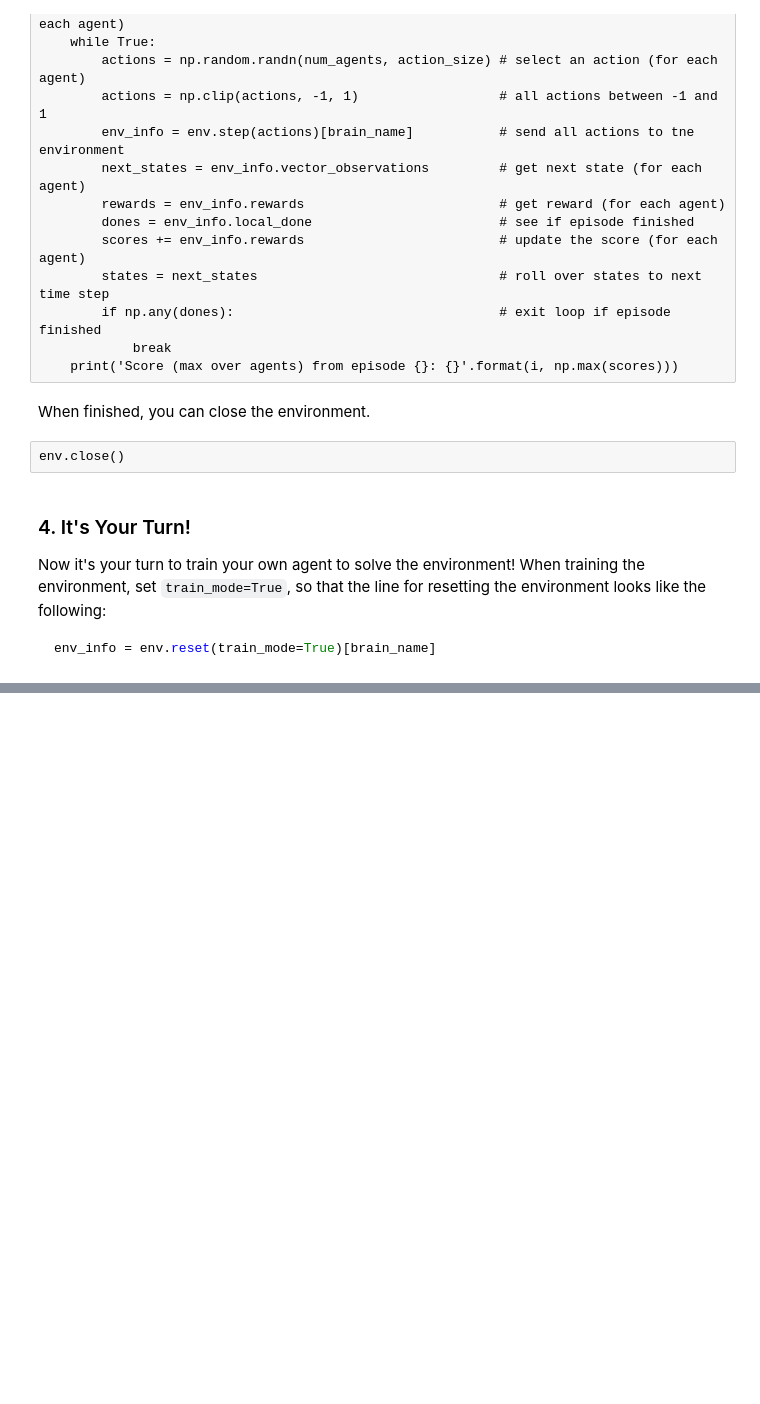
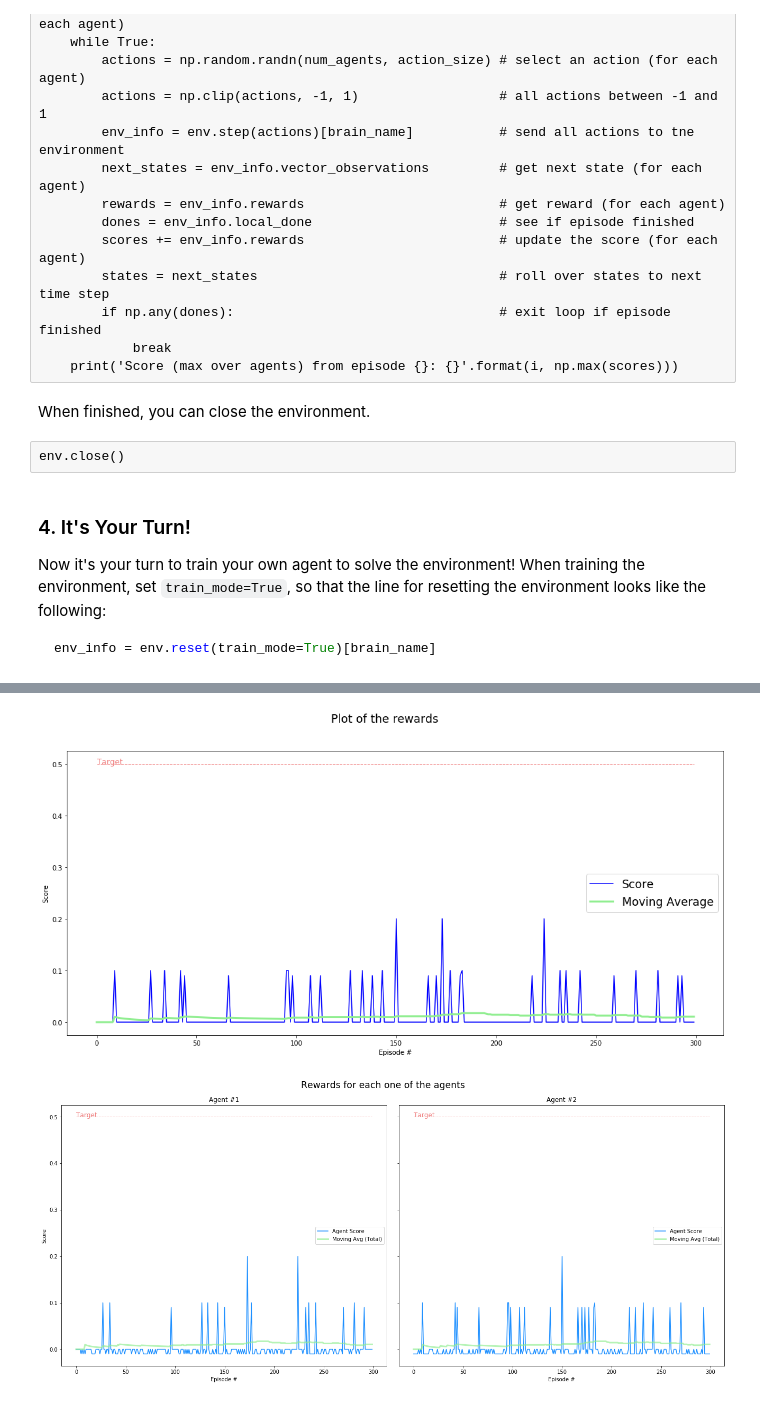
Before and after one commit to silviomori/udacity-deep-reinforcement-learning-p3-collab-compet, a Jupyter notebook: Tennis.ipynb, the cells around one changed output, grey strips where cells are left out. Saved outputs shown, nothing was run; the diff lists cells and outputs as text; code cells hidden in the pictures; blank space fills up the shorter version.

Commit message:
feat: Plot a graph of rewards

```diff
--- a/Tennis.ipynb
+++ b/Tennis.ipynb
@@ -142,14 +142,14 @@ config.state_size = state_size
 
 config.actor_layers = [256, 128]
 config.critic_layers = [256, 128]
-config.actor_lr = 1e-3
-config.critic_lr = 1e-3
+config.actor_lr = 1e-4
+config.critic_lr = 1e-4
 config.batch_normalization = True
 
 config.buffer_size = int(1e5)
 config.batch_size = 128
 config.gamma = 0.99
-config.tau = 1e-3
+config.tau = 5e-3
 config.noise = True
 config.noise_theta = 0.15
 config.noise_sigma = -0.01
@@ -232,0 +235,43 @@ Wall time: 13min 39s
+# %%
+import matplotlib.pyplot as plt
+%matplotlib inline
+
+# Trace a line indicating the target value
+target = [config.target_score] * len(scores)
+
+fig = plt.figure(figsize=(18,8))
+fig.suptitle('Plot of the rewards', fontsize='xx-large')
+ax = fig.add_subplot(111)
+ax.plot(scores, label='Score', color='Blue')
+ax.plot(moving_avg, label='Moving Average',
+        color='LightGreen', linewidth=3)
+ax.plot(target, linestyle='--', color='LightCoral', linewidth=1 )
+ax.text(0, config.target_score, 'Target', color='LightCoral', fontsize='large')
+ax.set_ylabel('Score')
+ax.set_xlabel('Episode #')
+ax.legend(fontsize='xx-large')#, loc='lower right')
+plt.show()
+
+fig, axs = plt.subplots(1, 2, figsize=(18, 8),
+        constrained_layout=True, sharex=True, sharey=True)
+fig.suptitle('Rewards for each one of the agents', fontsize='xx-large')
+
+axs = axs.flatten()
+for idx, (ax, s) \
+        in enumerate(zip(axs, np.transpose(agent_scores))):
+    ax.plot(s, label='Agent Score', color='DodgerBlue', zorder=1)
+    ax.plot(moving_avg, label='Moving Avg (Total)',
+            color='LightGreen', linewidth=3, alpha=0.655, zorder=2)
+    ax.plot(target, linestyle='--', color='LightCoral', linewidth=1, zorder=0)
+    ax.text(0, config.target_score, 'Target', color='LightCoral', fontsize='large')
+
+    ax.set_title('Agent #%d' % (idx+1))
+    ax.set_ylabel('Score')
+    ax.set_xlabel('Episode #')
+    ax.label_outer()
+    ax.legend(fontsize='medium')
+
+plt.show()
+# %% [output]
+[figure, added]
+[figure, added]
```
Also changed, not shown: parts of 3 cells of this notebook.
